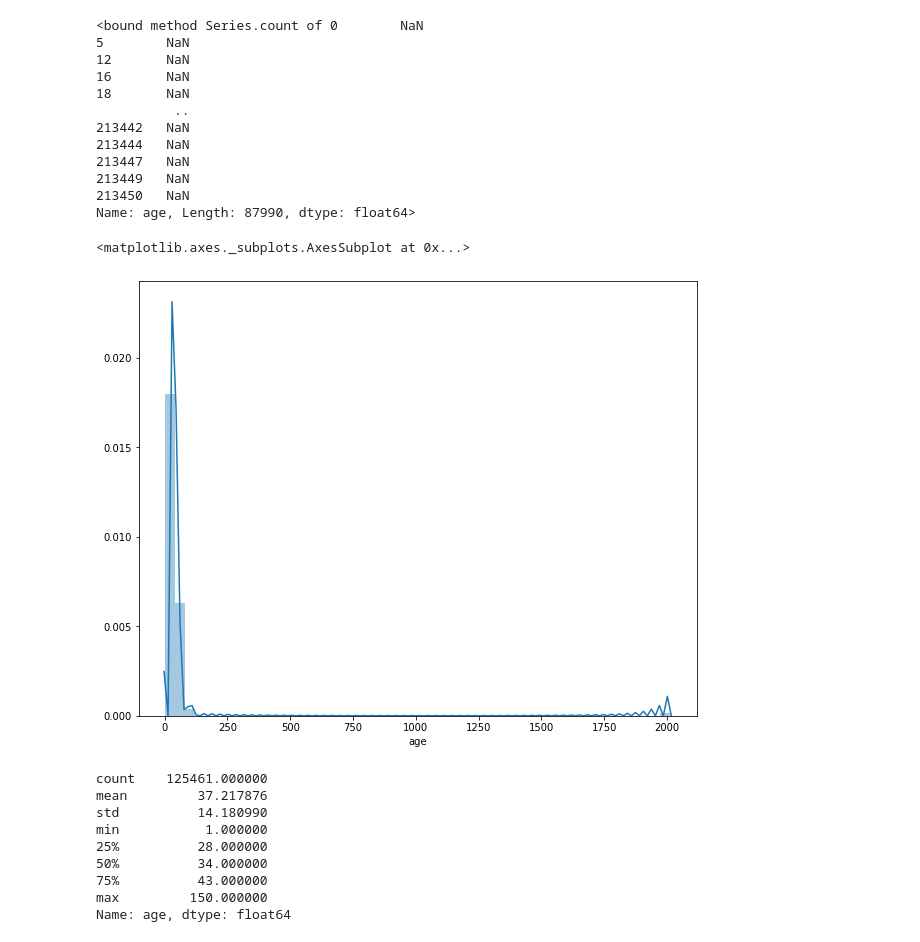
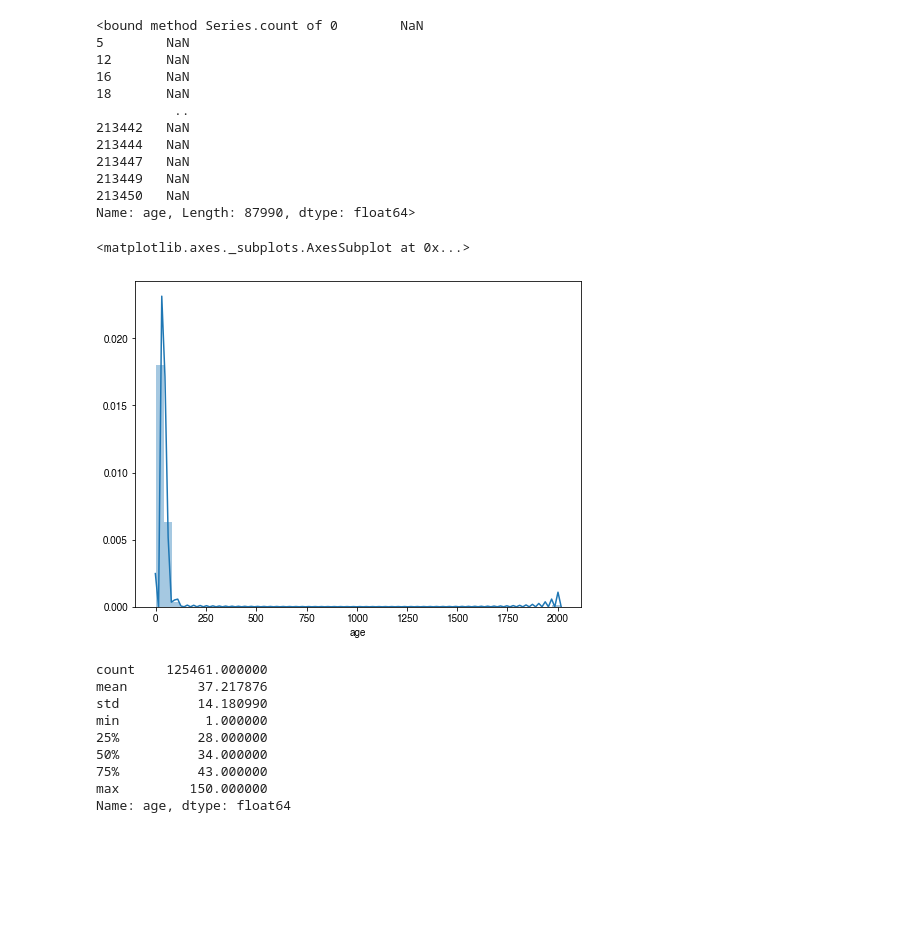
Before and after one commit to amanda1210/Airbnb-marketing-analytics-project, a Jupyter notebook: Airbnb Marketing Analysis.ipynb, the cells around one changed output. Saved outputs shown, nothing was run; the diff lists cells and outputs as text; code cells hidden in the pictures; blank space fills up the shorter version.

```diff
--- a/Airbnb Marketing Analysis.ipynb
+++ b/Airbnb Marketing Analysis.ipynb
@@ -427,10 +376,11 @@ train[train['age'].isnull()]['age'].count
 213450   NaN
 Name: age, Length: 87990, dtype: float64>
 # %%
-plt.figure(figsize=(10,8))
+# Check the distribution of age
+plt.figure(figsize=(8,6))
 sns.distplot(train['age'])
-# We can see there are some data point appear at around 1750
+# We can see there are some data point appear at around 1750, which is not reasonable
 # %% [output]
 <matplotlib.axes._subplots.AxesSubplot at 0x...>
-[figure, old version]
+[figure, new version]
 # %%
```
Also changed, not shown: parts of 55 cells of this notebook, 1 other file.
